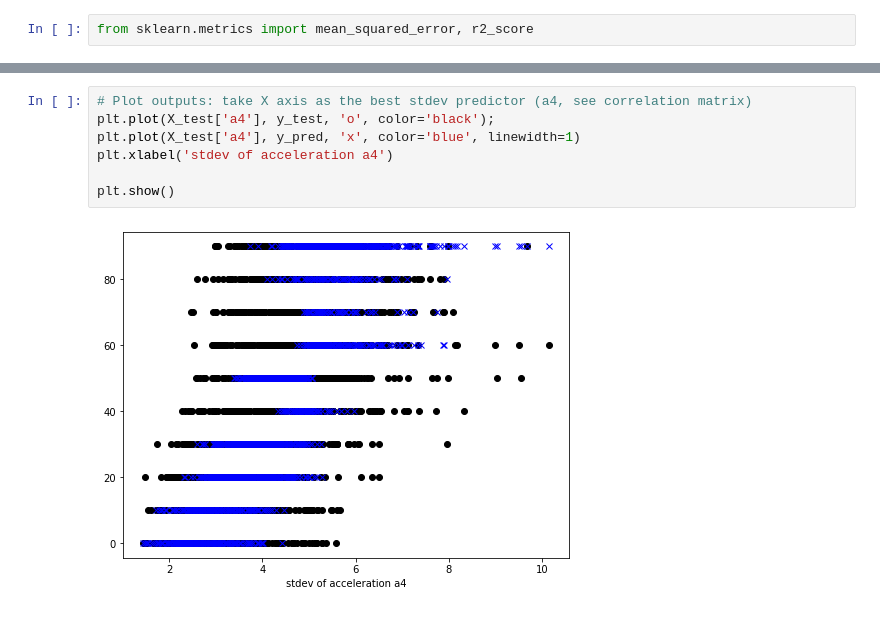
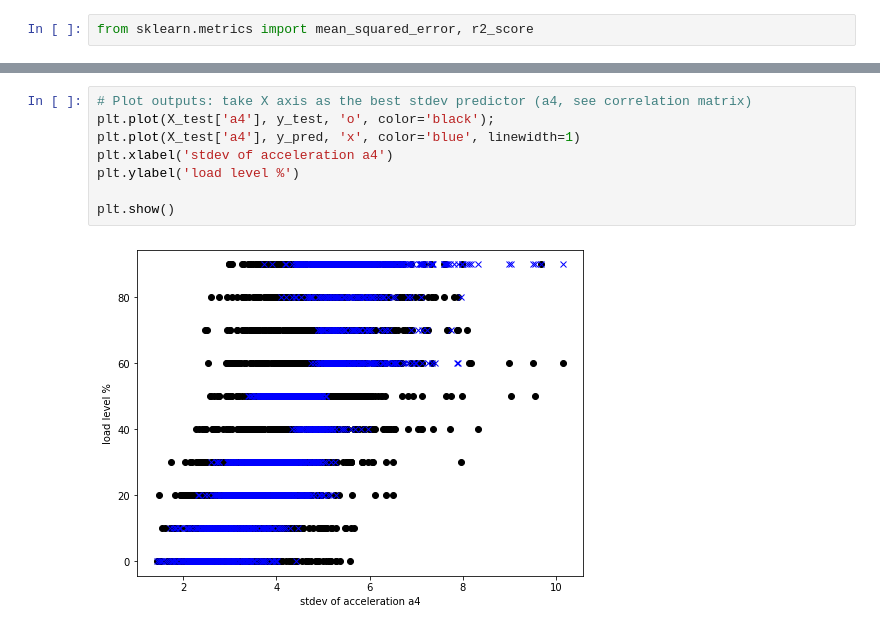
Before and after one commit to therobotacademy/kaggle-gearbox-analysis, a Jupyter notebook: data/Multinomial_LR_of_GearboxLoad.ipynb, the cells around one changed output, grey strips where cells are left out. Cells and saved outputs as stored; diff of their text form.

```diff
--- a/data/Multinomial_LR_of_GearboxLoad.ipynb
+++ b/data/Multinomial_LR_of_GearboxLoad.ipynb
@@ -201,9 +202,10 @@ Coefficient of determination: 0.07
 # %%
 # Plot outputs: take X axis as the best stdev predictor (a4, see correlation matrix)
 plt.plot(X_test['a4'], y_test, 'o', color='black');
 plt.plot(X_test['a4'], y_pred, 'x', color='blue', linewidth=1)
 plt.xlabel('stdev of acceleration a4')
+plt.ylabel('load level %')
 
 plt.show()
 # %% [output]
-[figure, old version]
+[figure, new version]
```
Also changed, not shown: parts of 3 cells of this notebook, 3 other files.
